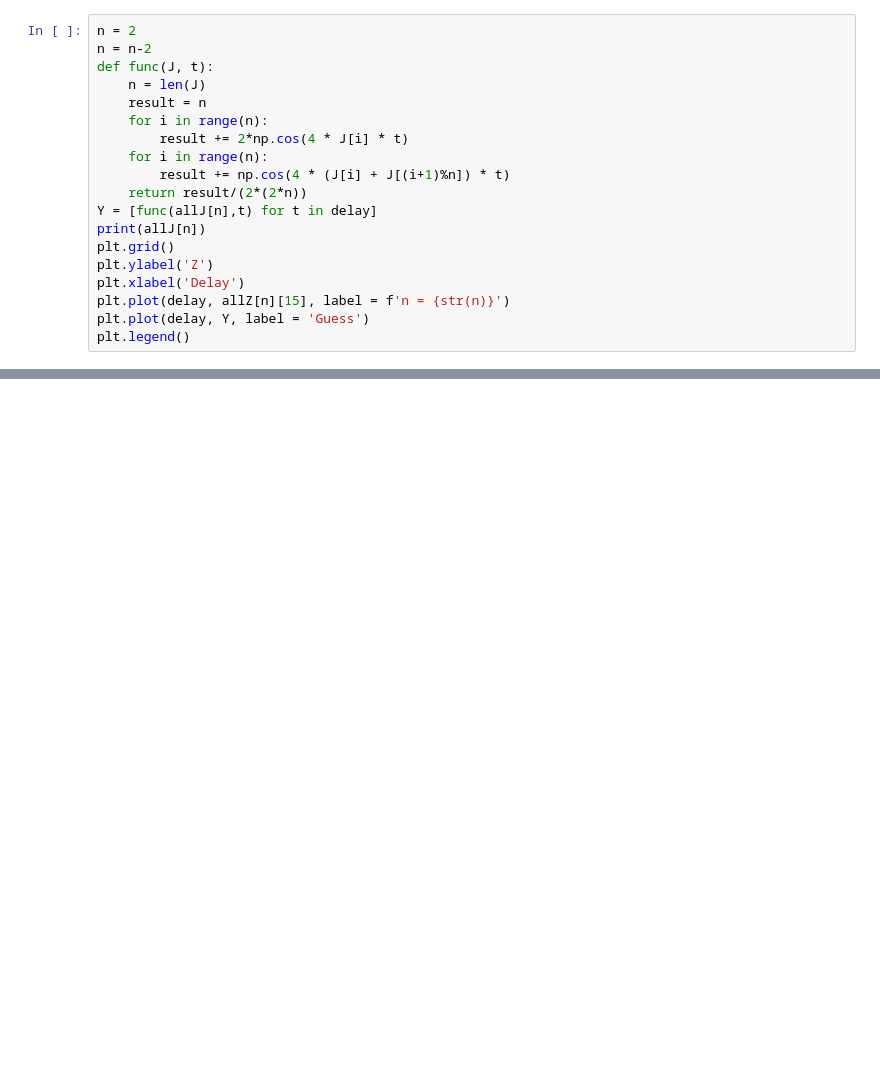
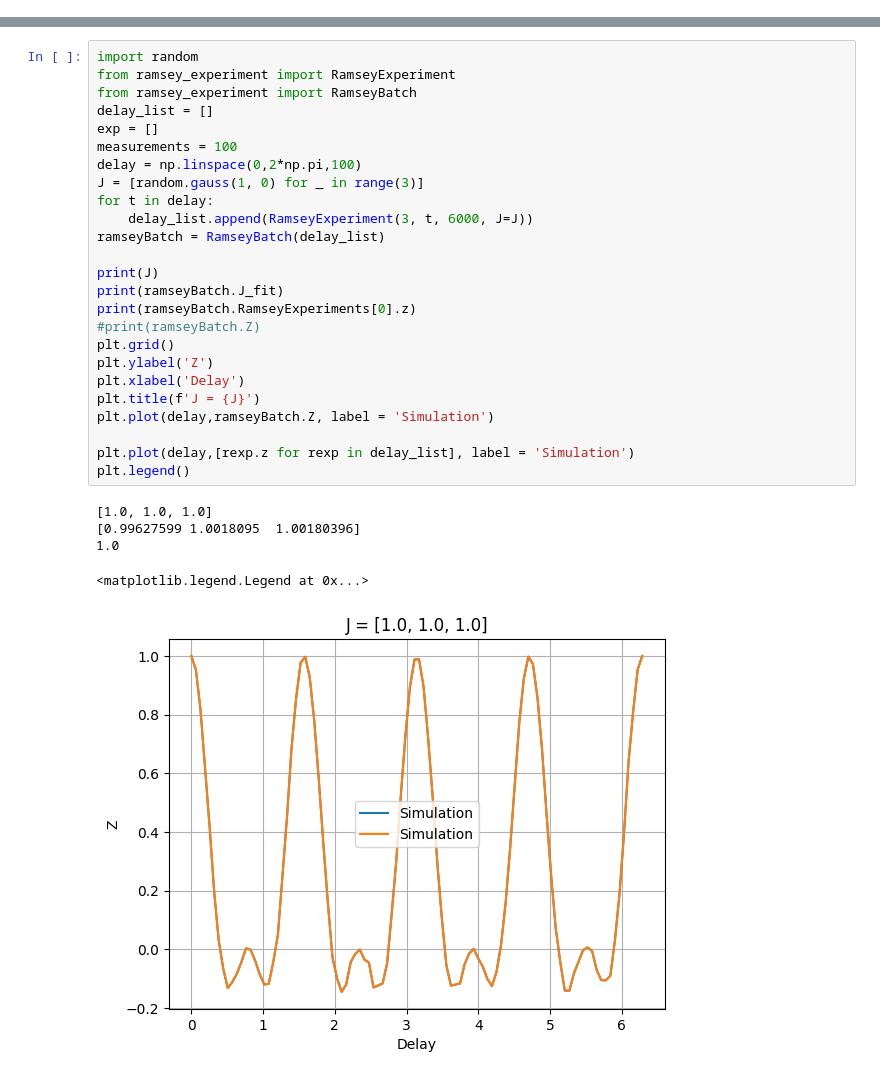
Before and after one commit to Davidkatom/Crosstalk, a Jupyter notebook: CosineFit.ipynb, the cells around one changed output, grey strips where cells are left out. Cells and saved outputs as stored; diff of their text form; blank space fills up the shorter version.

```diff
--- a/CosineFit.ipynb
+++ b/CosineFit.ipynb
@@ -74,19 +35,0 @@ for n in range(2,6):
-# %%
-n = 2
-n = n-2
-def func(J, t):
-    n = len(J)
-    result = n
-    for i in range(n):
-        result += 2*np.cos(4 * J[i] * t)
-    for i in range(n):
-        result += np.cos(4 * (J[i] + J[(i+1)%n]) * t)
-    return result/(2*(2*n))
-Y = [func(allJ[n],t) for t in delay]
-print(allJ[n])
-plt.grid()
-plt.ylabel('Z')
-plt.xlabel('Delay')
-plt.plot(delay, allZ[n][15], label = f'n = {str(n)}')
-plt.plot(delay, Y, label = 'Guess')
-plt.legend()
@@ -152,0 +80,31 @@ plt.legend()
+# %%
+import random
+from ramsey_experiment import RamseyExperiment
+from ramsey_experiment import RamseyBatch
+delay_list = []
+exp = []
+measurements = 100
+delay = np.linspace(0,2*np.pi,100)
+J = [random.gauss(1, 0) for _ in range(3)]
+for t in delay:
+    delay_list.append(RamseyExperiment(3, t, 6000, J=J))
+ramseyBatch = RamseyBatch(delay_list)
+
+print(J)
+print(ramseyBatch.J_fit)
+print(ramseyBatch.RamseyExperiments[0].z)
+#print(ramseyBatch.Z)
+plt.grid()
+plt.ylabel('Z')
+plt.xlabel('Delay')
+plt.title(f'J = {J}')
+plt.plot(delay,ramseyBatch.Z, label = 'Simulation')
+
+plt.plot(delay,[rexp.z for rexp in delay_list], label = 'Simulation')
+plt.legend()
+# %% [output]
+[1.0, 1.0, 1.0]
+[0.99627599 1.0018095  1.00180396]
+1.0
+<matplotlib.legend.Legend at 0x...>
+[figure, added]
```
Also changed, not shown: parts of 7 cells of this notebook, 2 other files.
